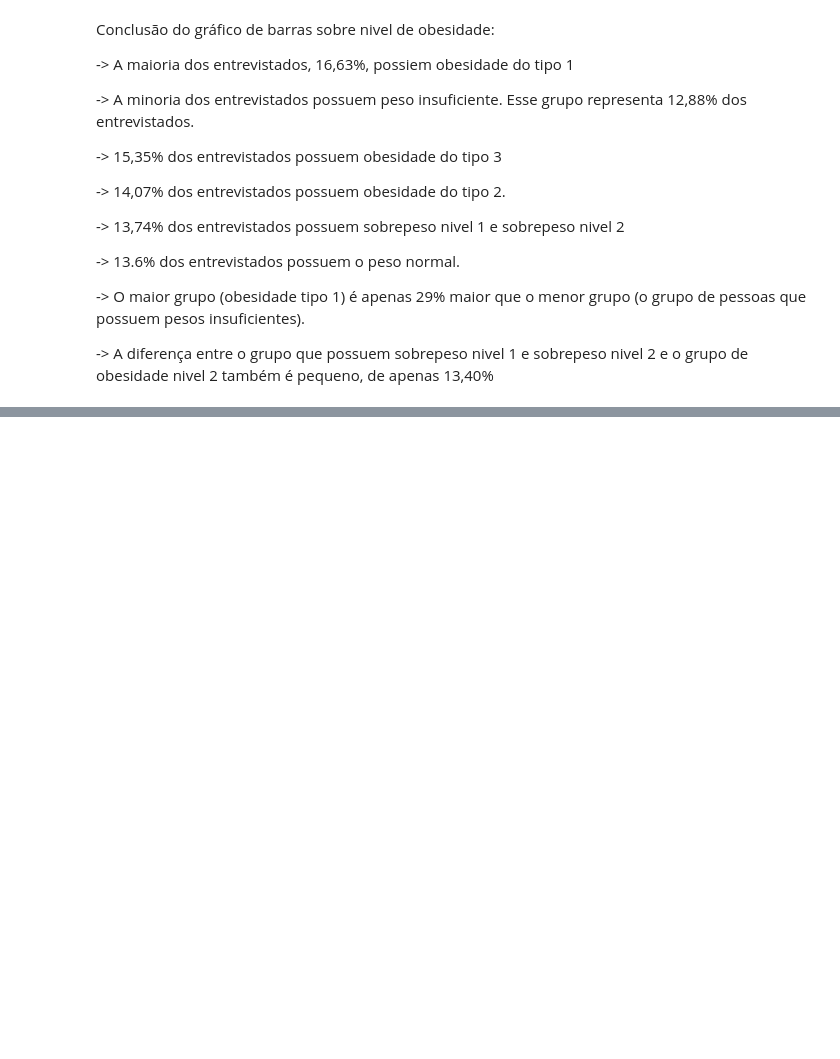
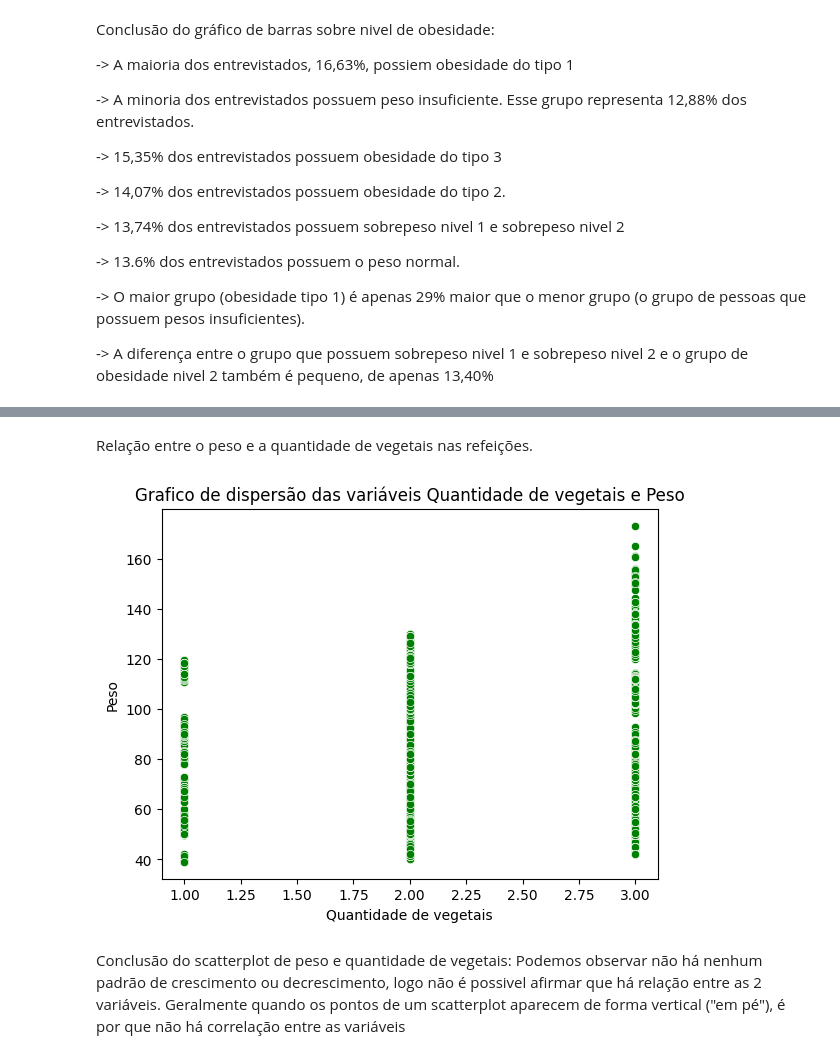
Before and after one commit to caikedomingues/Analise-de-dados-sobre-obesidade, a Jupyter notebook: Analise_Obesidade.ipynb, the cells around one changed output, grey strips where cells are left out. Saved outputs shown, nothing was run; the diff lists cells and outputs as text; code cells hidden in the pictures; blank space fills up the shorter version.

```diff
--- a/Analise_Obesidade.ipynb
+++ b/Analise_Obesidade.ipynb
@@ -1717,0 +1769,9 @@ grupo de obesidade nivel 2 também é pequeno, de apenas 13,40%
+# %% [markdown]
+Relação entre o peso e a quantidade de vegetais nas refeições.
+# %%
+criar_dispersao('Come_vegetais_nas_refeiçoes', 'Peso', 'green', 'Quantidade de vegetais', 'Peso')
+# %% [output]
+[figure, added]
+# %% [markdown]
+Conclusão do scatterplot de peso e quantidade de vegetais: Podemos observar não há nenhum padrão de crescimento ou decrescimento, logo não é possivel afirmar que há relação entre as 2 variáveis. Geralmente quando os pontos de
+um scatterplot aparecem de forma vertical ("em pé"), é por que não há correlação entre as variáveis
```
Also changed, not shown: parts of 9 cells of this notebook.
